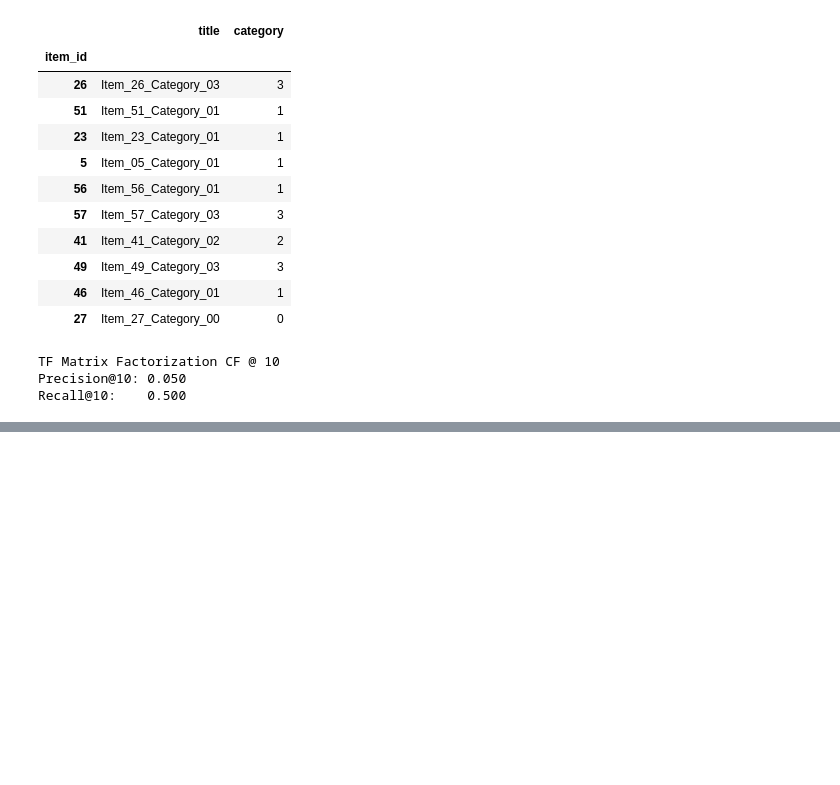
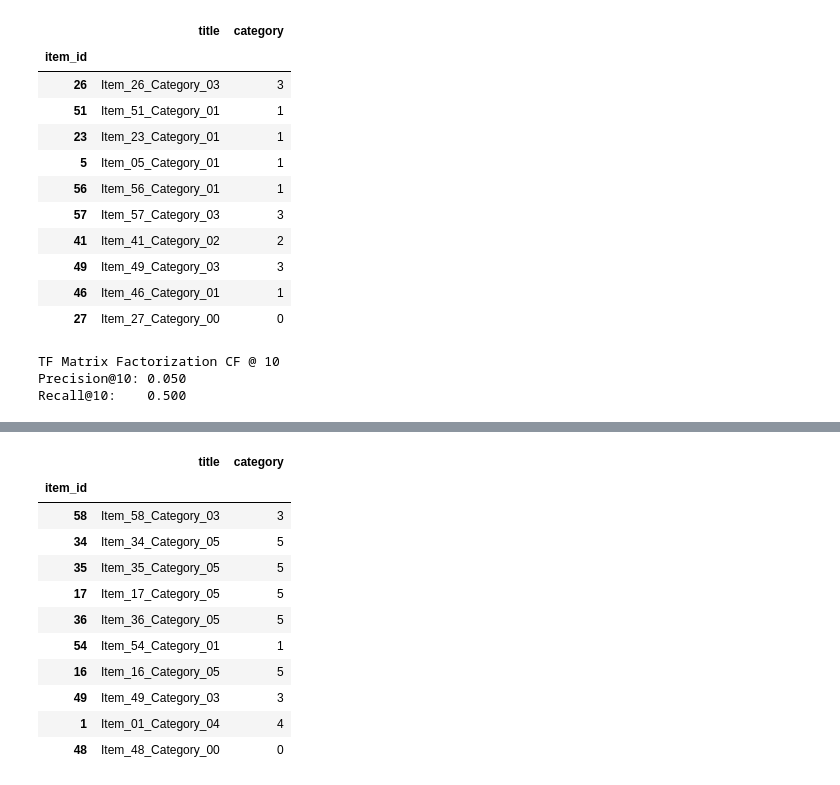
Before and after one commit to baldzhiyski/data-science-machine-learning-training, a Jupyter notebook: scikit-learn-course/unsupervised-learning/recommendation-systems-algorithms.ipynb, the cells around one changed output, grey strips where cells are left out. Saved outputs shown, nothing was run; the diff lists cells and outputs as text; code cells hidden in the pictures; blank space fills up the shorter version.

Commit message:
Add Two-Tower recommendations and evaluation with TensorFlow

```diff
--- a/scikit-learn-course/unsupervised-learning/recommendation-systems-algorithms.ipynb
+++ b/scikit-learn-course/unsupervised-learning/recommendation-systems-algorithms.ipynb
@@ -1520,0 +1749,68 @@ Recall@10:    0.500
+# %%
+# Recommendation with Two-Tower:
+# - For a given user u:
+#     score(u,i) = dot(u_vec, i_vec) for all items i
+# - Take top-K highest scores (excluding seen)
+#
+# This is brute force scoring (O(n_items)).
+# Real production retrieval:
+# - precompute item embeddings and index them with ANN (FAISS/ScaNN)
+# - query the index with user embedding to retrieve top-N fast
+# =========================
+
+def two_tower_recommend(user_id: int, seen: set, k: int, n_items: int) -> List[int]:
+    """
+    Recommend top-k items for a user using the trained two-tower model.
+
+    Steps:
+      1) compute user embedding u_vec
+      2) compute all item embeddings i_vec (for all items)
+      3) compute scores = dot(u_vec, i_vec) for each item
+      4) remove already seen items
+      5) return top-k
+
+    Note:
+      This assumes item IDs are 0..n_items-1 so we can index scores by item_id.
+    """
+    user_id = int(user_id)
+    seen = set(int(x) for x in seen)
+
+    # 1) User embedding: [1, dim]
+    u = tf.constant([user_id], dtype=tf.int32)
+    u_vec = tt.user_emb(u)
+    u_vec = tf.nn.l2_normalize(u_vec, axis=-1)
+
+    # 2) All item embeddings: [n_items, dim]
+    item_ids = tf.range(n_items, dtype=tf.int32)
+    i_vec = tt.item_emb(item_ids)
+    i_vec = tf.nn.l2_normalize(i_vec, axis=-1)
+
+    # 3) Compute scores for all items:
+    #    scores[i] = dot(u_vec, i_vec[i])
+    # u_vec: [1, dim]
+    # i_vec^T: [dim, n_items]
+    # result: [1, n_items] -> squeeze -> [n_items]
+    scores = tf.squeeze(tf.matmul(u_vec, i_vec, transpose_b=True)).numpy()
+
+    # 4) Exclude seen items by forcing score very low
+    for it in seen:
+        scores[it] = -1e9
+
+    # 5) Top-K by score descending
+    top = np.argsort(-scores)[:k]
+    return [int(i) for i in top]
+
+
+# Demo
+recs_demo = two_tower_recommend(u_demo, seen_demo, k=10, n_items=n_items)
+show_recommendations(u_demo, recs_demo, "Two-Tower recommendations")
+
+# Evaluate using your pipeline
+evaluate_model(
+    lambda u, seen, k: two_tower_recommend(u, seen, k, n_items),
+    train_df,
+    test_df,
+    k=10,
+    name="Two-Tower Retrieval (TF)"
+)
+# %% [output]
@@ -1520,0 +1818,12 @@ Recall@10:    0.500
+|  | title | category |
+| item_id |  |  |
+| 58 | Item_58_Category_03 | 3 |
+| 34 | Item_34_Category_05 | 5 |
+| 35 | Item_35_Category_05 | 5 |
+| 17 | Item_17_Category_05 | 5 |
+| 36 | Item_36_Category_05 | 5 |
+| 54 | Item_54_Category_01 | 1 |
+| 16 | Item_16_Category_05 | 5 |
+| 49 | Item_49_Category_03 | 3 |
+| 1 | Item_01_Category_04 | 4 |
+| 48 | Item_48_Category_00 | 0 |
```
Also changed, not shown: parts of 3 cells of this notebook.
